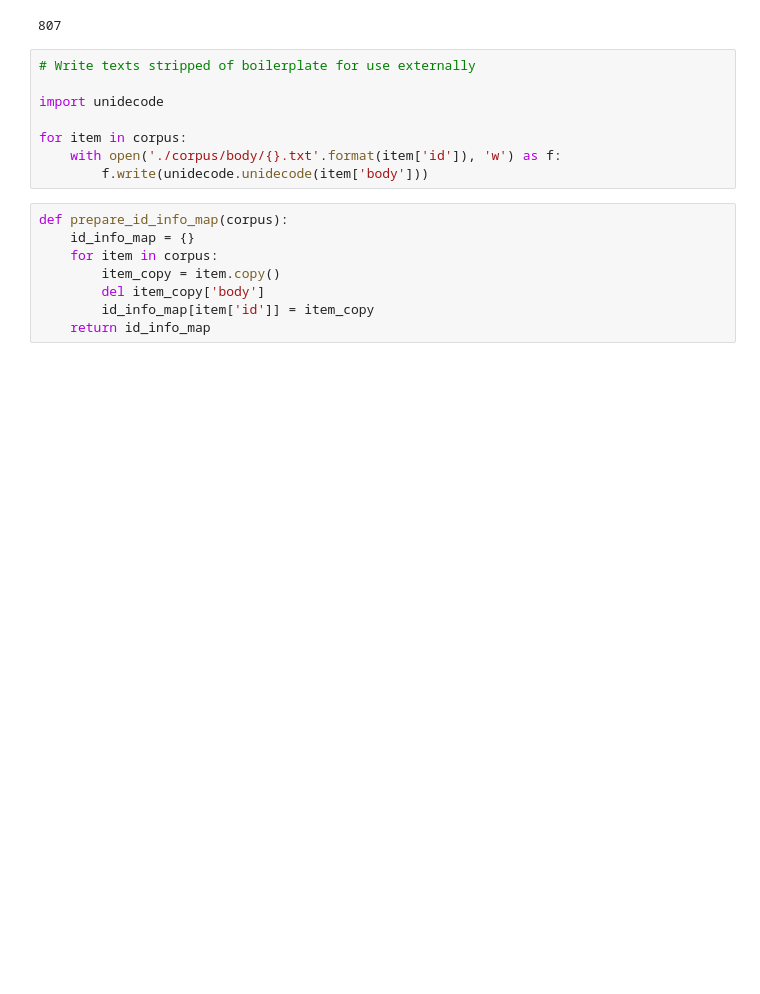
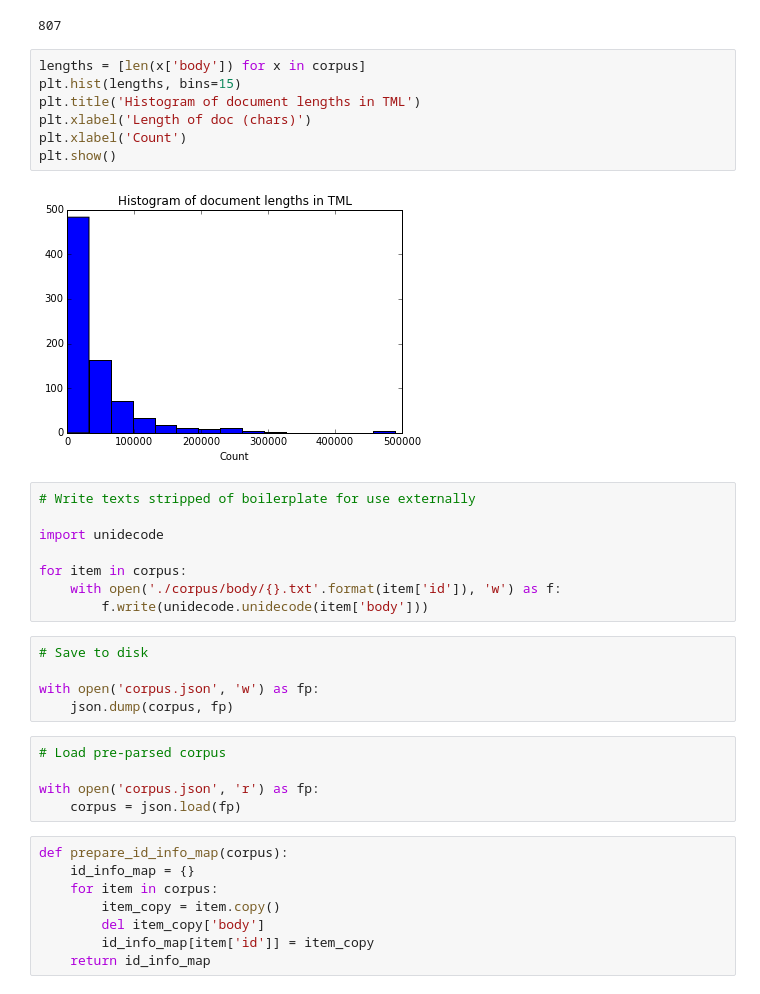
Before and after one commit to eamonnbell/tml-corpus, a Jupyter notebook: TML Corpus Study.ipynb, the cells around one changed output. Cells and saved outputs as stored; diff of their text form; blank space fills up the shorter version.

```diff
--- a/TML Corpus Study.ipynb
+++ b/TML Corpus Study.ipynb
@@ -121,6 +124,15 @@ for soup in soups:
 len(corpus)
 # %% [output]
 807
+# %%
+lengths = [len(x['body']) for x in corpus]
+plt.hist(lengths, bins=15)
+plt.title('Histogram of document lengths in TML')
+plt.xlabel('Length of doc (chars)')
+plt.xlabel('Count')
+plt.show()
+# %% [output]
+[figure, added]
 # %%
 # Write texts stripped of boilerplate for use externally
 
@@ -129,6 +141,16 @@ import unidecode
 for item in corpus:
     with open('./corpus/body/{}.txt'.format(item['id']), 'w') as f:
         f.write(unidecode.unidecode(item['body']))
+# %%
+# Save to disk
+
+with open('corpus.json', 'w') as fp:
+    json.dump(corpus, fp)
+# %%
+# Load pre-parsed corpus
+
+with open('corpus.json', 'r') as fp:
+    corpus = json.load(fp)
 # %%
 def prepare_id_info_map(corpus):
     id_info_map = {}
```
Also changed, not shown: parts of 48 cells of this notebook, 2 other files.
